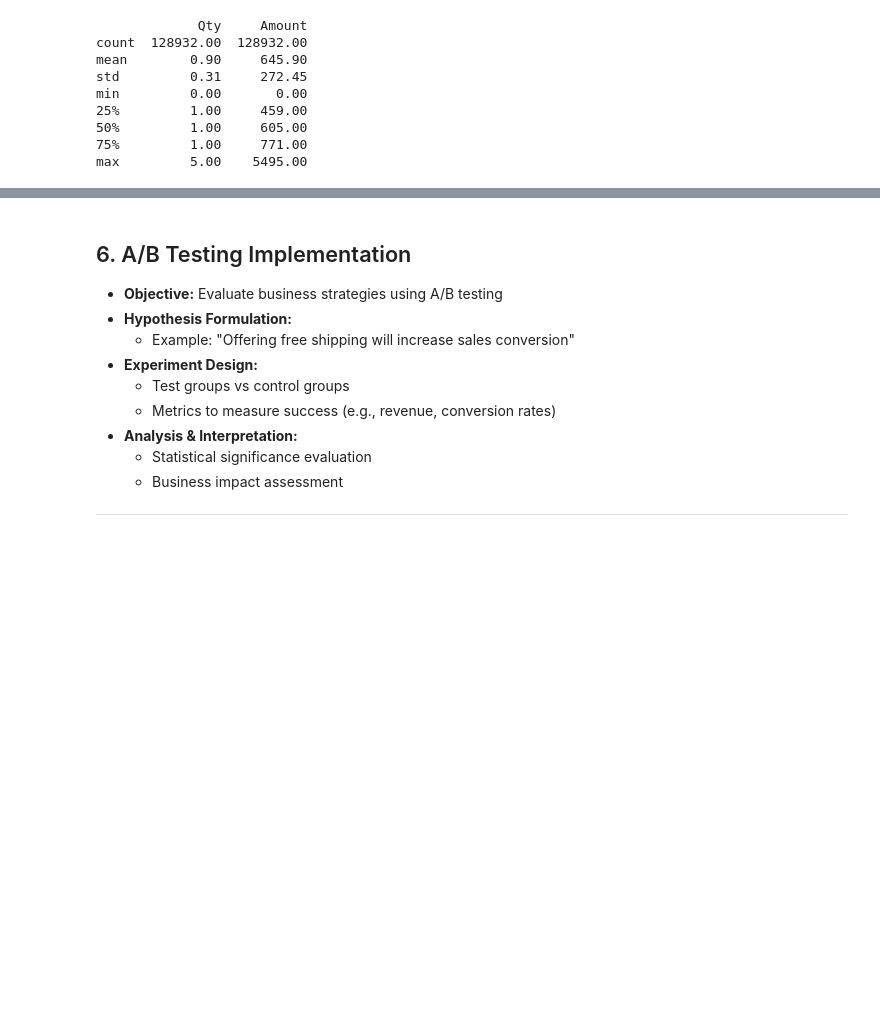
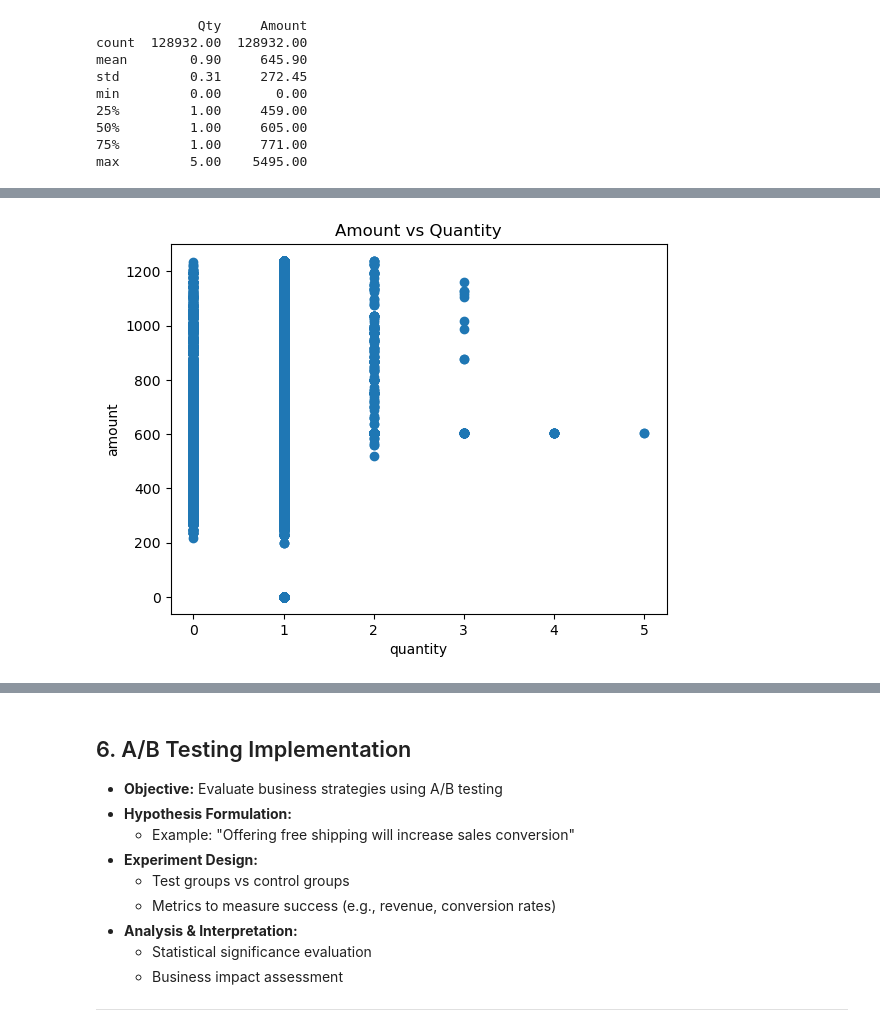
Before and after one commit to subhashisrath/Amazon_Sales_Analysis, a Jupyter notebook: notebooks/Amazon_salesdata_Analysis.ipynb, the cells around one changed output, grey strips where cells are left out. Cells and saved outputs as stored; diff of their text form; code cells hidden in the pictures; blank space fills up the shorter version.

```diff
--- a/notebooks/Amazon_salesdata_Analysis.ipynb
+++ b/notebooks/Amazon_salesdata_Analysis.ipynb
@@ -703,0 +706,4 @@ amazon_df_cleaned.to_csv('F:\Amazon_Sales_Analysis\data\processsed', index=False
+# %%
+amazon_df_analysis = pd.read_csv('F:/Amazon_Sales_Analysis/data/processsed/amazon_df_cleaned.csv' , dtype = {'category' : 'category', 'ship_postal_code' : 'object'})
+
+amazon_df_analysis['date'] = pd.to_datetime(amazon_df_analysis['date'])
@@ -703,0 +720,8 @@ amazon_df_cleaned.to_csv('F:\Amazon_Sales_Analysis\data\processsed', index=False
+# %%
+plt.scatter(amazon_df_analysis['quantity'],amazon_df_analysis['amount'],)
+plt.xlabel('quantity')
+plt.ylabel('amount')
+plt.title('Amount vs Quantity')
+plt.show()
+# %% [output]
+[figure, added]
```
Also changed, not shown: parts of 55 cells of this notebook, 1 other file.
